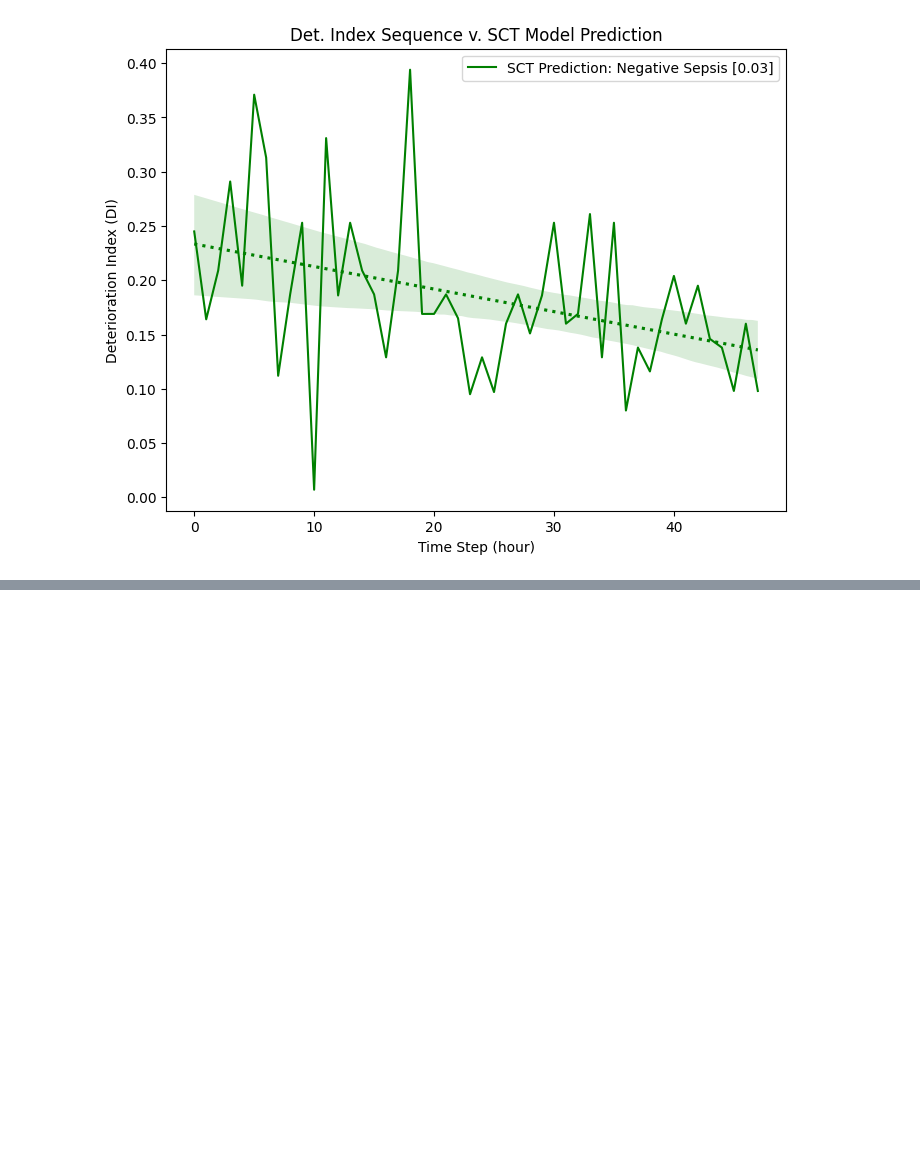
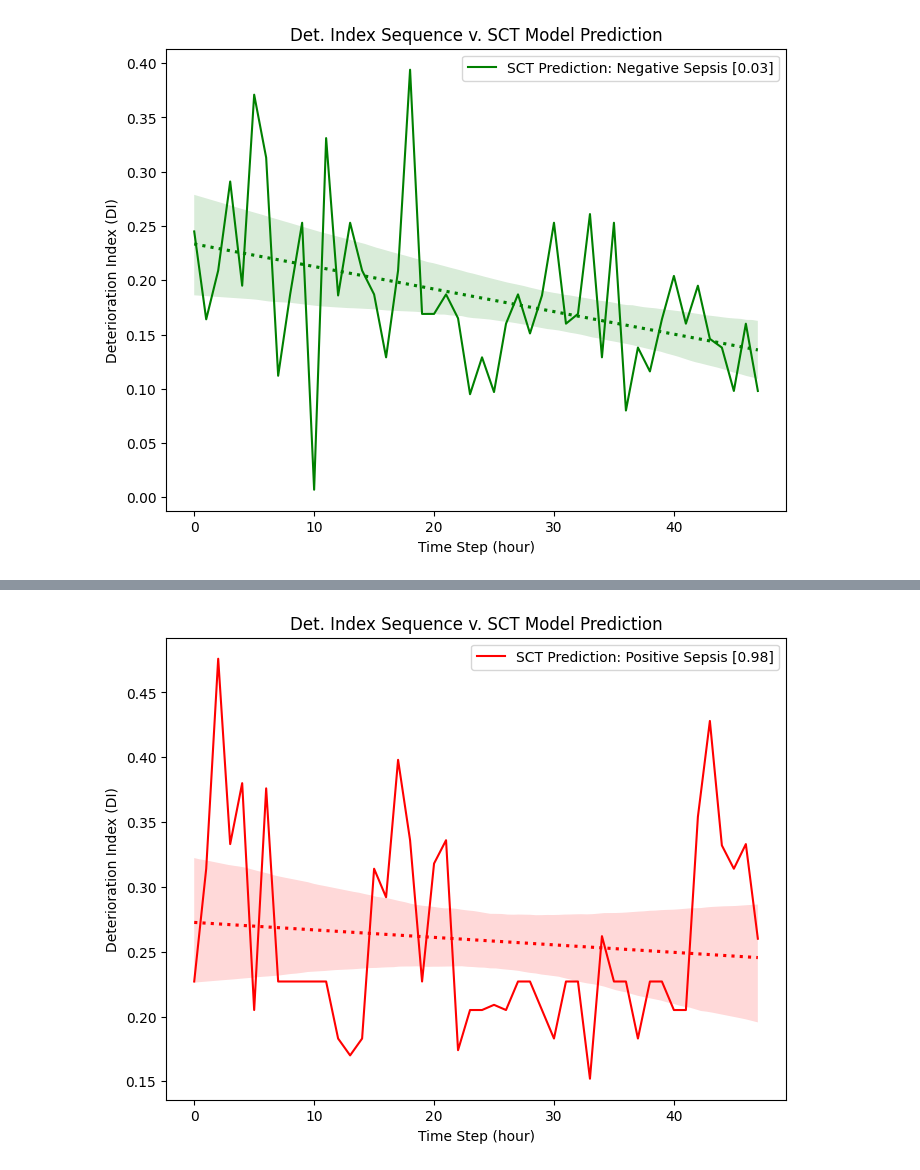
Before and after one commit to t4ai/early-sepsis-prediction, a Jupyter notebook: 6.0 - Test Model Predictions.ipynb, the cells around one changed output, grey strips where cells are left out. Saved outputs shown, nothing was run; the diff lists cells and outputs as text; code cells hidden in the pictures; blank space fills up the shorter version.

```diff
--- a/6.0 - Test Model Predictions.ipynb
+++ b/6.0 - Test Model Predictions.ipynb
@@ -138,3 +152,7 @@ visualize_random_patient()
 # %% [output]
 1/1 ━━━━━━━━━━━━━━━━━━━━ 0s 21ms/step
 [figure]
+# %%
+# test some individual preds
+visualize_random_patient()
+# %% [output]
@@ -140,0 +160 @@ visualize_random_patient()
+[figure, added]
```
Also changed, not shown: parts of 9 cells of this notebook.
